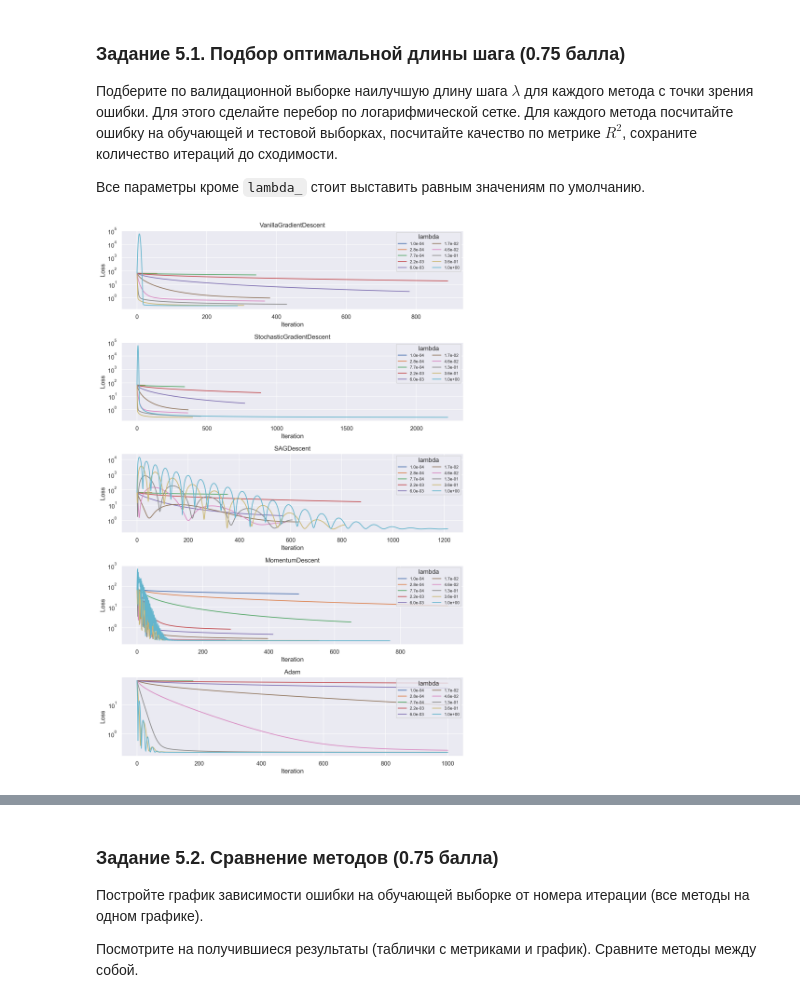
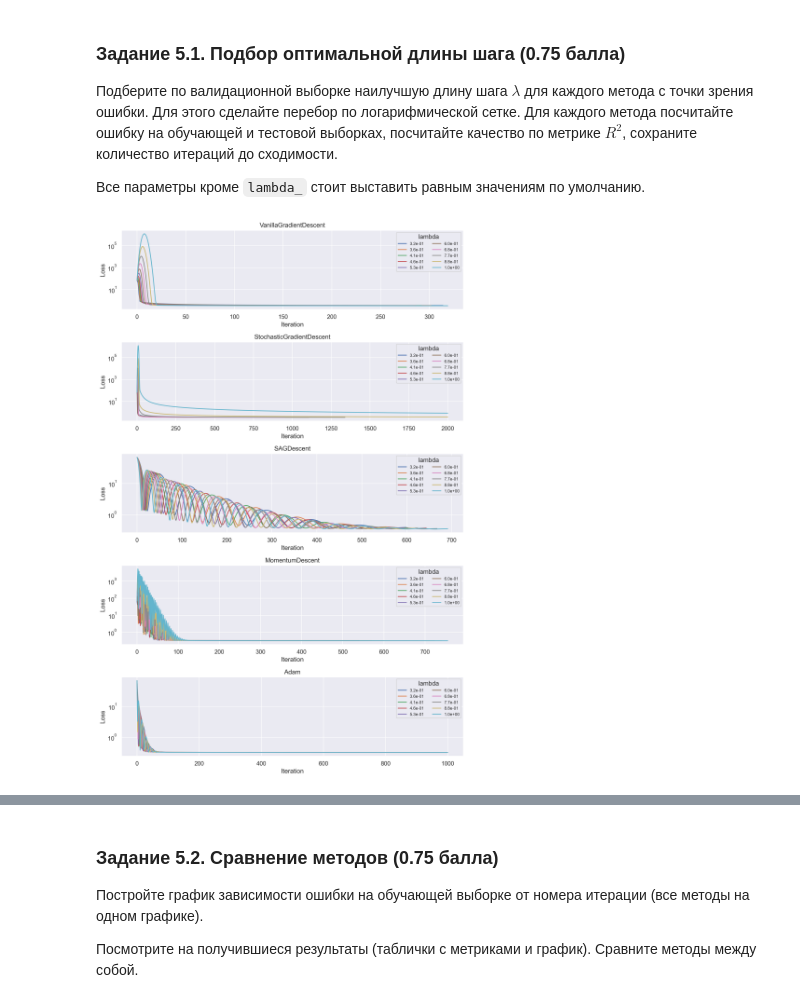
Before and after one commit to Shel2123/ML1_hw, a Jupyter notebook: hw2/Homework Practice 02 GD Соседов.ipynb, the cells around one changed output, grey strips where cells are left out. Cells and saved outputs as stored; diff of their text form; code cells hidden in the pictures.

Commit message:
refactor weight update logic in descent methods; improve gradient calculation in linear regression loss functions

```diff
--- a/hw2/Homework Practice 02 GD Соседов.ipynb
+++ b/hw2/Homework Practice 02 GD Соседов.ipynb
@@ -855,7 +853,7 @@ X_test = column_transformer.transform(X_test)
 from sklearn.metrics import r2_score, mean_squared_error
 from tqdm.notebook import tqdm
 
-lambdas = np.logspace(-4, 0, 5)
+lambdas = np.logspace(-0.5, 0, 10)
 
 methods = {
     "VanillaGradientDescent": VanillaGradientDescent,
@@ -875,7 +873,7 @@ for name, method in tqdm(methods.items(), desc="Overall"):
 
     for lambda_ in tqdm(lambdas, desc=f"Lambda search for {name}"):
         if name in ["SAGDescent", "StochasticGradientDescent"]:
-            method_instance = method(lr_schedule=TimeDecayLR(lambda_=lambda_), max_iter=2_500, batch_size=2048)
+            method_instance = method(lr_schedule=TimeDecayLR(lambda_=lambda_), max_iter=2000, batch_size=2_048)
         else:
             method_instance = method(lr_schedule=TimeDecayLR(lambda_=lambda_), max_iter=1000)
 
@@ -916,27 +914,24 @@ for name, method in tqdm(methods.items(), desc="Overall"):
         })
 # %%
 fig, axes = plt.subplots(len(methods), 1, figsize=(10, 3 * len(methods)), sharex=False)
-
-if len(methods) == 1:
-    axes = [axes]
 
 for ax, (name, lr_hist) in zip(axes, histories.items()):
     for lam, hist in sorted(lr_hist.items(), key=lambda k: k[0]):
         ax.plot(np.arange(len(hist)), hist, label=f"{lam:.1e}")
 
     ax.set_title(name)
     ax.set_xlabel("Iteration")
     ax.set_ylabel("Loss")
     ax.legend(title="lambda", ncols=2, fontsize=8, loc="upper right")
 
     ax.set_yscale("log")
 
-fig.dpi = 300
+fig.set_dpi(300)
 plt.tight_layout()
 plt.show()
 
 results_df = pd.DataFrame(results).sort_values("best_val_mse")
 results_df
 # %% [output]
-[figure, old version]
+[figure, new version]
 |  | method | test_mse | test_r2 | train_mse | train_r2 | best_val_mse | best_lambda | iterations |
```
Also changed, not shown: parts of 24 cells of this notebook, 2 other files.
